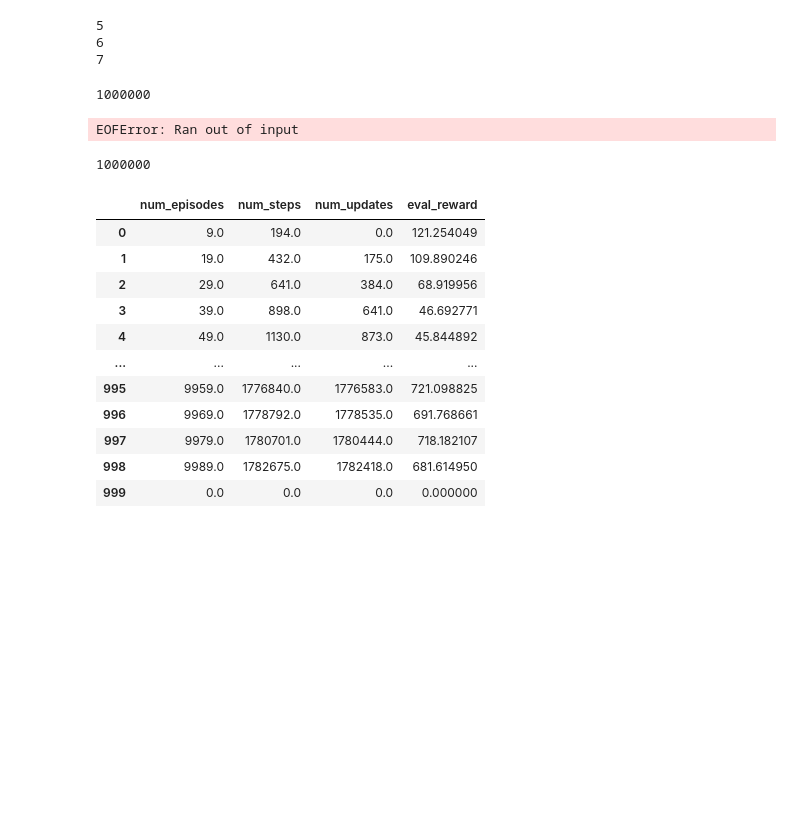
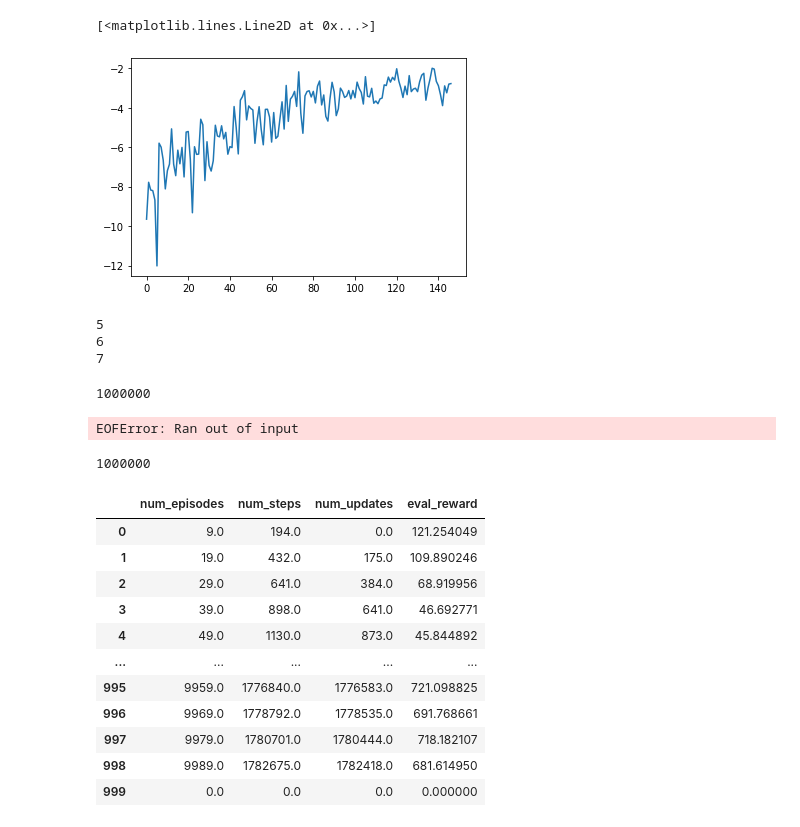
Before and after one commit to MehranTaghian/SAC_GCN, a Jupyter notebook: test.ipynb, the cells around one changed output. Cells and saved outputs as stored; diff of their text form; code cells hidden in the pictures; blank space fills up the shorter version.

```diff
--- a/test.ipynb
+++ b/test.ipynb
@@ -24,3 +29,9 @@ plt.legend()
+# %%
+data = load_object(f'{path}/seed3/eval.pkl')[:, 3]
+plt.plot(data, label=f'{s}')
+# %% [output]
+[<matplotlib.lines.Line2D at 0x...>]
+[figure, added]
 # %%
 import pickle, gzip
 # file_path = "/home/taghianj/Documents/SAC_GCN/Data/cedar/Walker2d-v2/graph/seed0/buffer.pkl"
```
Also changed, not shown: parts of 2 cells of this notebook, 3 other files.
